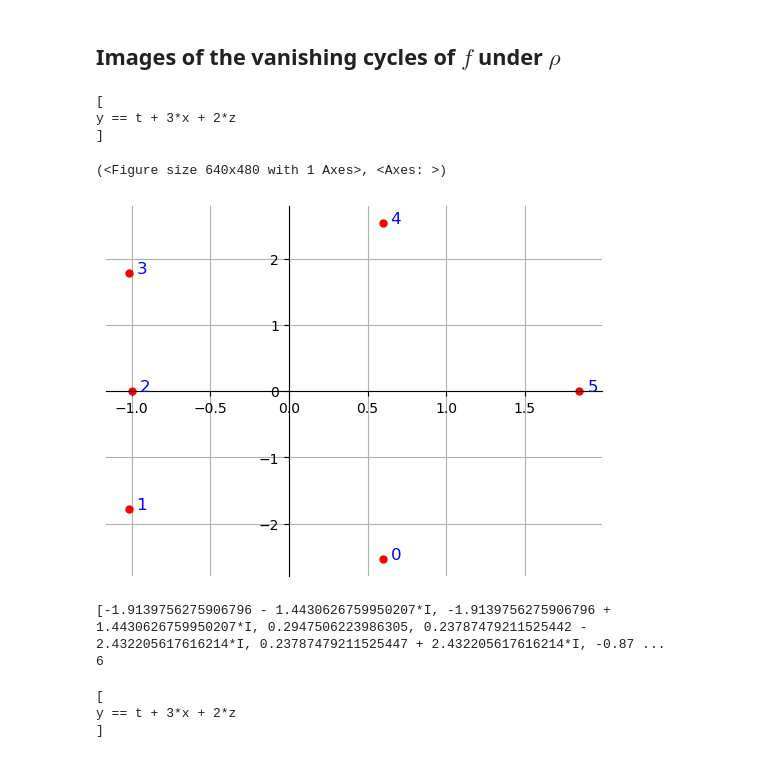
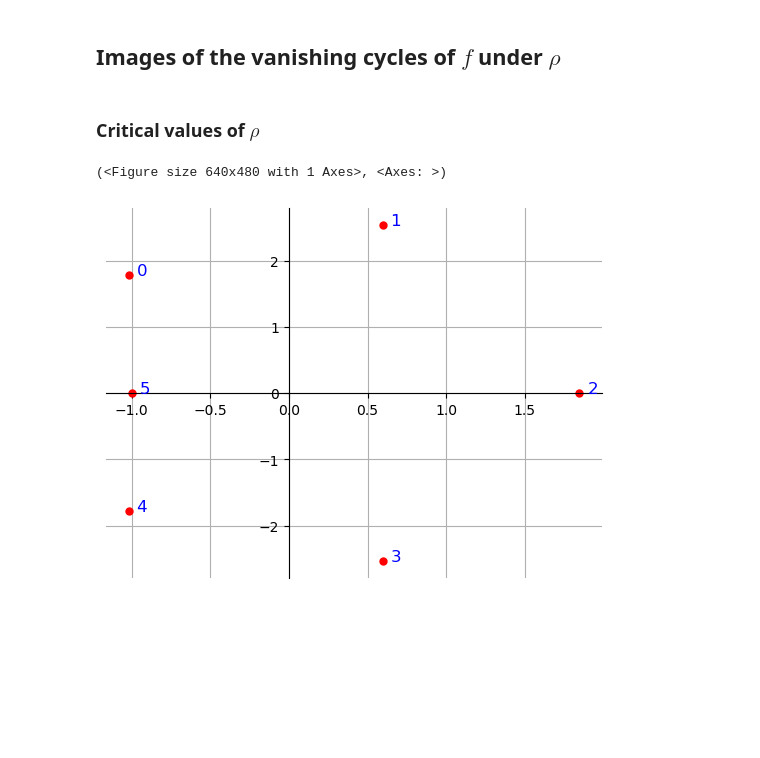
Before and after one commit to ViveLeFrance/Painlev-, a Jupyter notebook: matching_path_plots.ipynb, the cells around one changed output. Cells and saved outputs as stored; diff of their text form; code cells hidden in the pictures; blank space fills up the shorter version.

```diff
--- a/matching_path_plots.ipynb
+++ b/matching_path_plots.ipynb
@@ -44,32 +41,10 @@ target_fibre = crit_values_f[0]
+# %% [markdown]
+### Critical values of $\rho$
 # %%
 t = var('t', domain=CC)
-s=0.4
-
 fibre_t = f.get_fibre(t, y)
-rho_eq_t = rho_eq.subs(y == fibre_t)
-
-fibre_s = fibre_t.subs(t==(1-s)*origin_fibre + s*target_fibre)
-rho_eq_s = rho_eq_t.subs(t==(1-s)*origin_fibre + s*target_fibre)
-rho_s = LefschetzFibration([x,z], fibre_s, rho_eq_s)
+rho_eq_t = rho_eq.subs(y==fibre_t)
+plot_points_ordered(LefschetzFibration([x,z], fibre_t.subs(t==origin_fibre), rho_eq_t.subs(t==origin_fibre)).get_critical_values(), origin_fibre=origin_fibre)
 # %% [output]
-[
-y == t + 3*x + 2*z
-]
+(<Figure size 640x480 with 1 Axes>, <Axes: >)
+[figure, added]
-# %%
-plot_points_ordered(LefschetzFibration([x,z], fibre_t.subs(t==0), rho_eq_t.subs(t==0)).get_critical_values())
-# %% [output]
-(<Figure size 640x480 with 1 Axes>, <Axes: >)
-[figure, removed]
-# %%
-cr = rho_s.get_critical_values()
-print(cr)
-print(len(cr))
-# %% [output]
-[-1.9139756275906796 - 1.4430626759950207*I, -1.9139756275906796 + 1.4430626759950207*I, 0.2947506223986305, 0.23787479211525442 - 2.432205617616214*I, 0.23787479211525447 + 2.432205617616214*I, -0.87 ...
-6
-# %%
-matching_path = f.get_matching_path(rho_eq, 0, crit_values_f[0], solvefor=y)
-# %% [output]
-[
-y == t + 3*x + 2*z
-]
```
Also changed, not shown: parts of 10 cells of this notebook, 1 other file.
